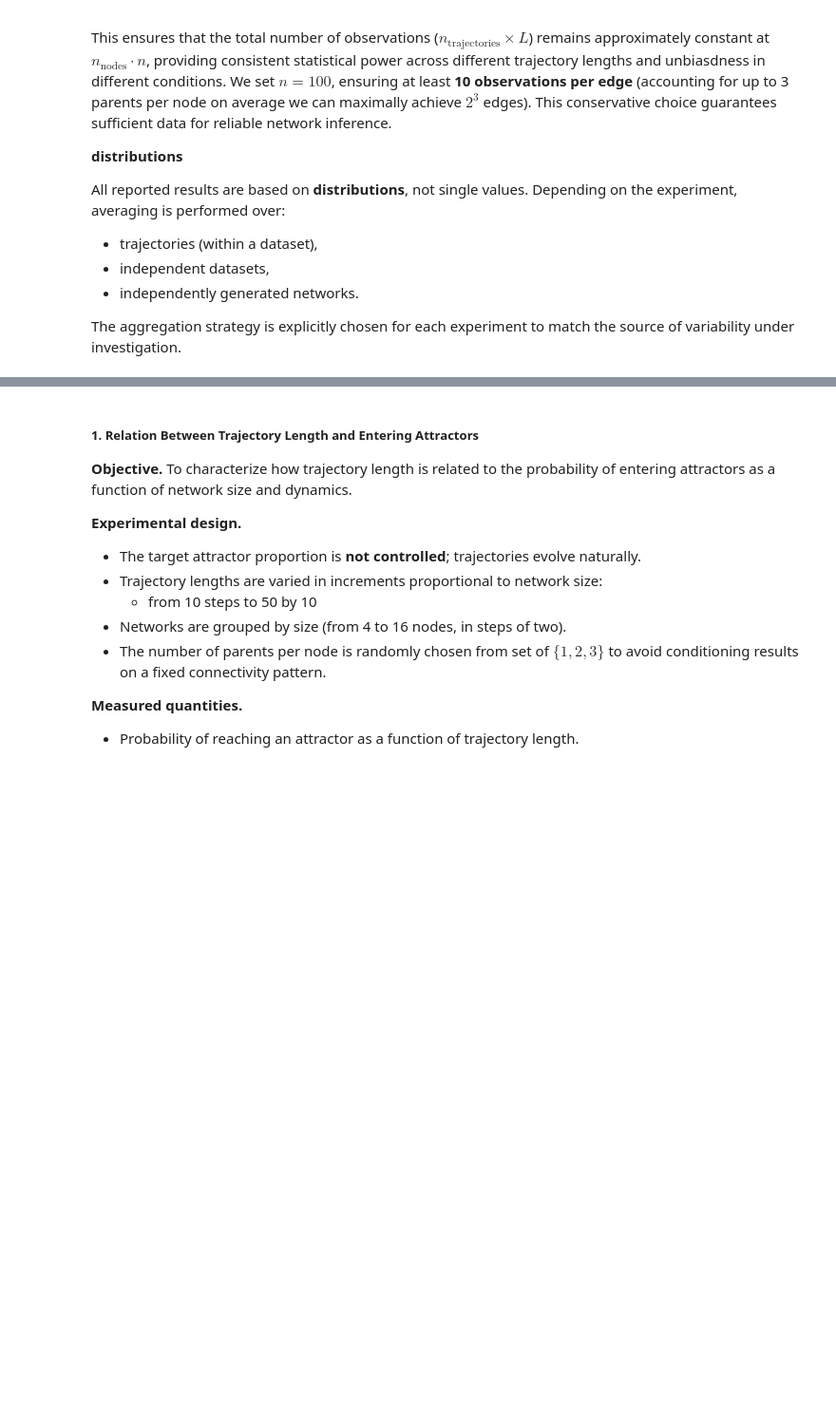
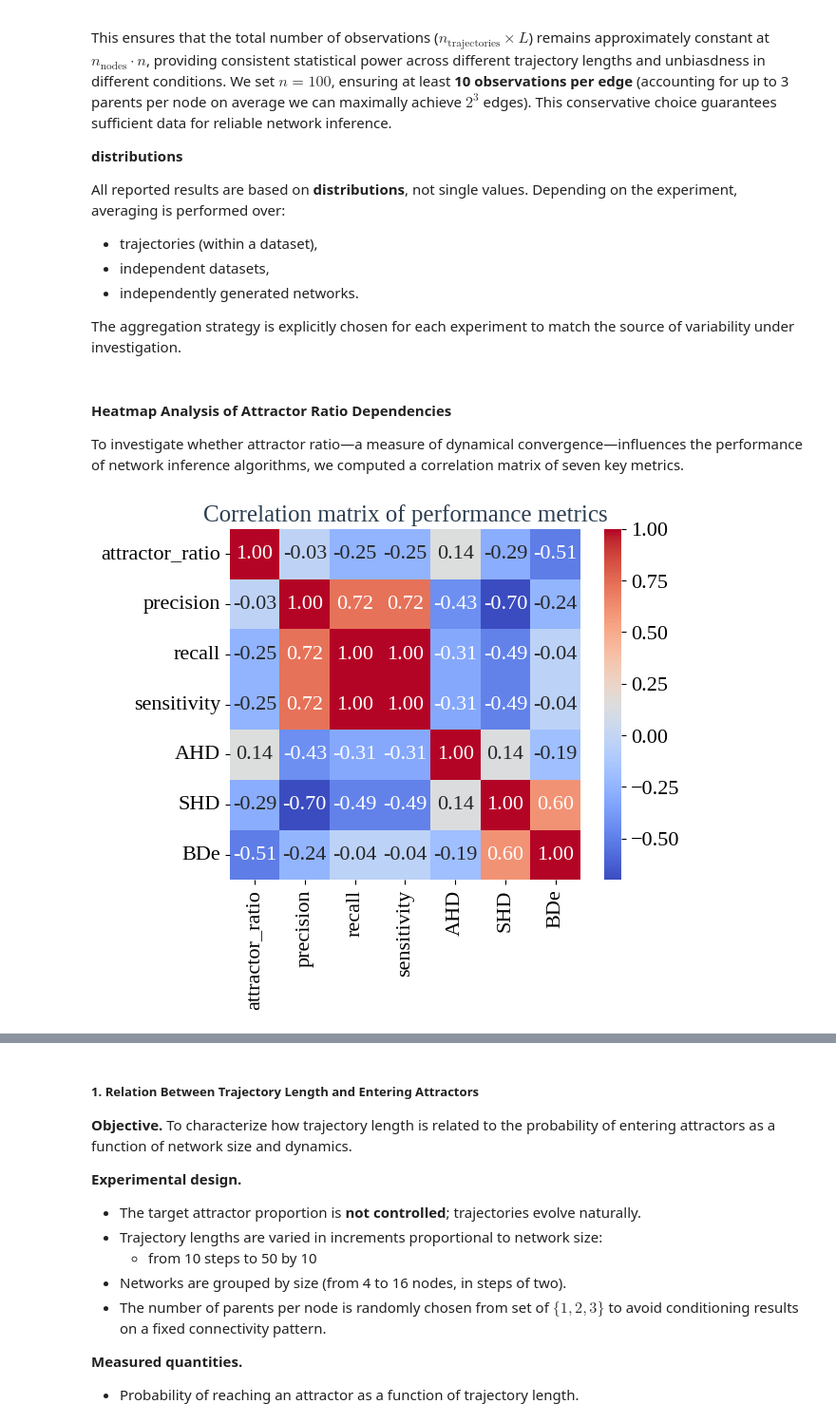
Before and after one commit to maxi7524/SAD2_final_project, a Jupyter notebook: notebooks/report_copy.ipynb, the cells around one changed output, grey strips where cells are left out. Shown at 95% size. Saved outputs shown, nothing was run; the diff lists cells and outputs as text; code cells hidden in the pictures; blank space fills up the shorter version.

Commit message:
analysis metrics vs attractor_ratio

```diff
--- a/notebooks/report_copy.ipynb
+++ b/notebooks/report_copy.ipynb
@@ -112,3 +86,24 @@ Depending on the experiment, averaging is performed over:
 - independently generated networks.
 
 The aggregation strategy is explicitly chosen for each experiment to match the source of variability under investigation.
+# %% [markdown]
+#### **Heatmap Analysis of Attractor Ratio Dependencies**
+
+To investigate whether attractor ratio—a measure of dynamical convergence—influences the performance of network inference algorithms, we computed a correlation matrix of seven key metrics.
+# %%
+import seaborn as sns
+import matplotlib.pyplot as plt
+category_colors = ['#C0392B', '#2980B9', '#27AE60', '#F4D03F', '#8E44AD']
+
+
+metrics = ["attractor_ratio", "precision", "recall", "sensitivity",
+           "AHD", "SHD", "BDe"]
+
+corr = df[metrics].corr()
+
+#plt.figure(figsize=(12, 9))
+sns.heatmap(corr, annot=True, cmap="coolwarm", fmt=".2f", square=True)
+plt.title("Correlation matrix of performance metrics", fontsize=18)
+plt.show()
+# %% [output]
+[figure, added]
```
Also changed, not shown: parts of 9 cells of this notebook, 1 other file.
